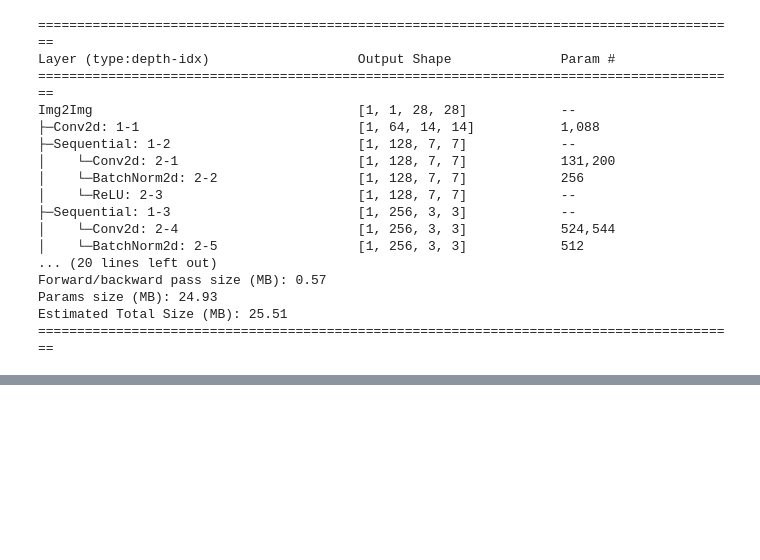
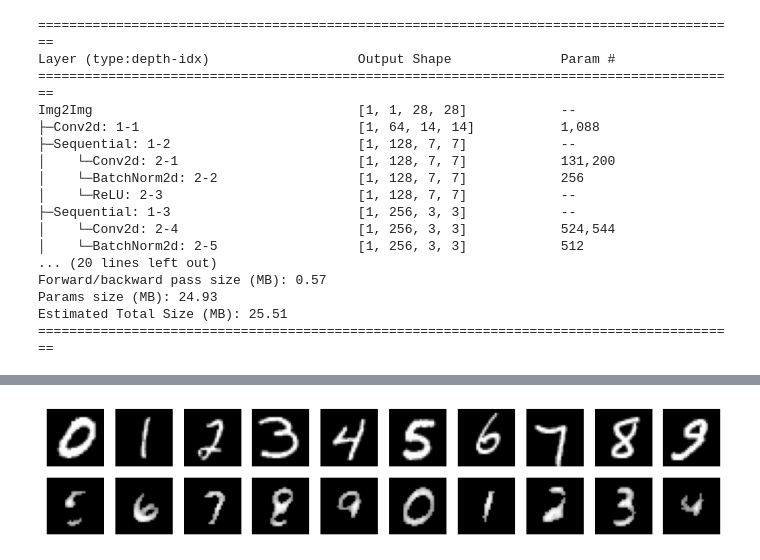
Before and after one commit to 91d906h4/MNIST-Img2Img, a Jupyter notebook: src/main.ipynb, the cells around one changed output, grey strips where cells are left out. Cells and saved outputs as stored; diff of their text form; code cells hidden in the pictures; blank space fills up the shorter version.

```diff
--- a/src/main.ipynb
+++ b/src/main.ipynb
@@ -145,3 +145,7 @@ Epoch: 5 | Loss: 0.12070725454112231
+# %%
+trainer.test(test_num=10, postprocess=True, threshold=0.5)
+# %% [output]
+[figure, added]
 # %%
 trainer.train(epoches=10)
 # %% [output]
```
Also changed, not shown: parts of 5 cells of this notebook.
